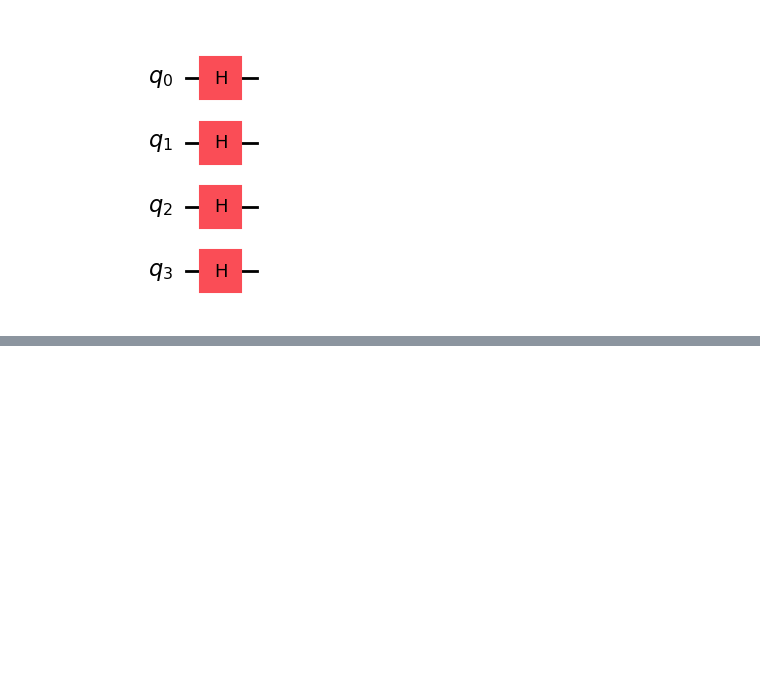
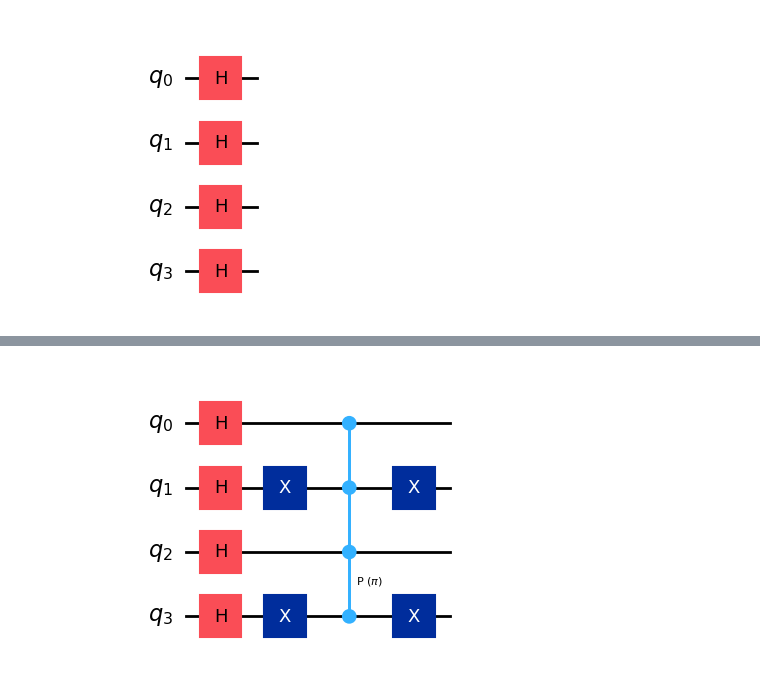
Before and after one commit to miketorii/ProjectX, a Jupyter notebook: Quantum/simplecalc.ipynb, the cells around one changed output, grey strips where cells are left out. Cells and saved outputs as stored; diff of their text form; code cells hidden in the pictures; blank space fills up the shorter version.

Commit message:
flip |5>

```diff
--- a/Quantum/simplecalc.ipynb
+++ b/Quantum/simplecalc.ipynb
@@ -111,3 +111,24 @@ expr = statevector_expr(circuit, amp_norm=(1./sqrt_2_to_n, r'\frac{1}{%d}' % sqr
 Math(expr)
 # %% [output]
 $\displaystyle | \text{final} \rangle = \frac{1}{4}\left( |0\rangle +  |1\rangle +  |2\rangle +  |3\rangle +  |4\rangle +  |5\rangle +  |6\rangle +  |7\rangle +  |8\rangle +  |9\rangle +  |10\rangle +  |11\rangle +  |12\rangle +  |13\rangle +  |14\rangle +  |15\rangle\right)$
+# %%
+##############################################################
+#
+#  Q5.  4 qubics,  flip |5>
+#
+num_qubits = 4
+
+circuit = QuantumCircuit(num_qubits)
+
+for i in range(num_qubits):
+    circuit.h(i)
+
+circuit.x(1)
+circuit.x(3)
+circuit.mcp(np.pi, [0,1,2], 3)
+circuit.x(1)
+circuit.x(3)
+
+circuit.draw('mpl')
+# %% [output]
+[figure, added]
```
Also changed, not shown: parts of 1 cell of this notebook.
